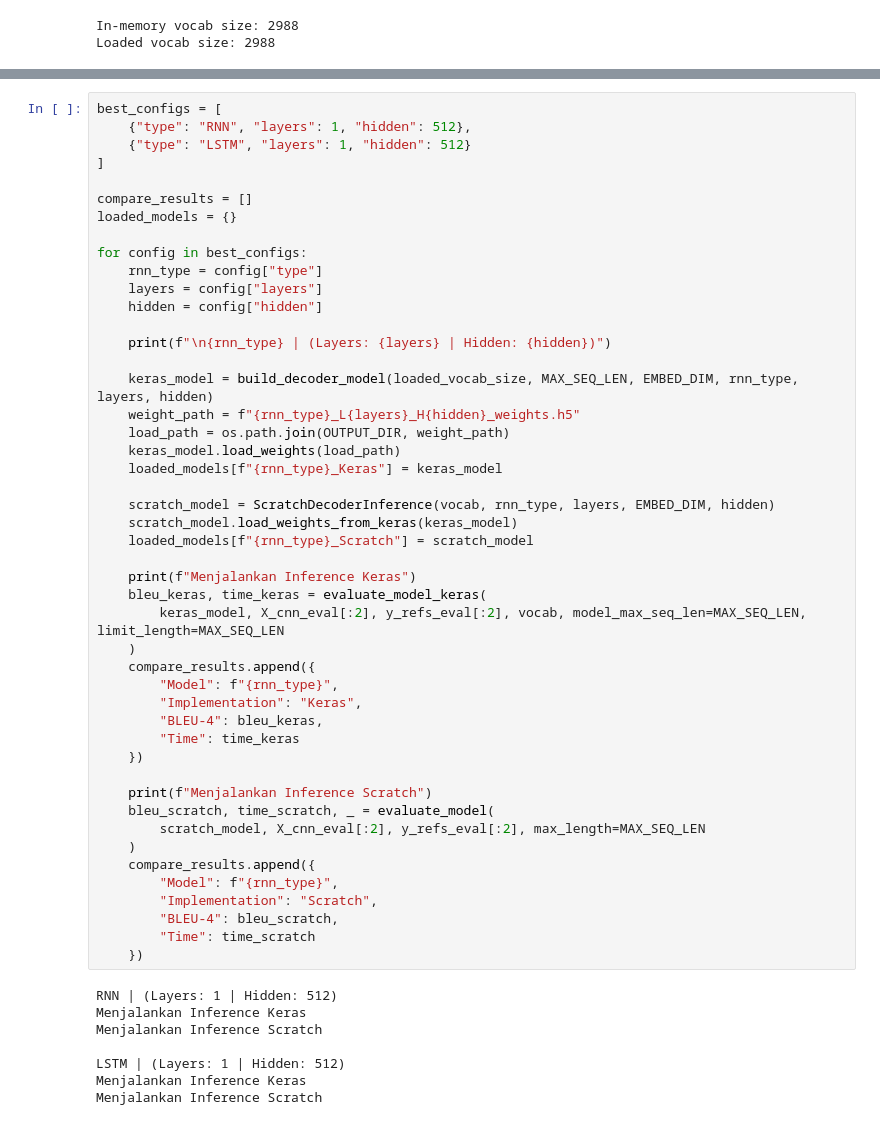
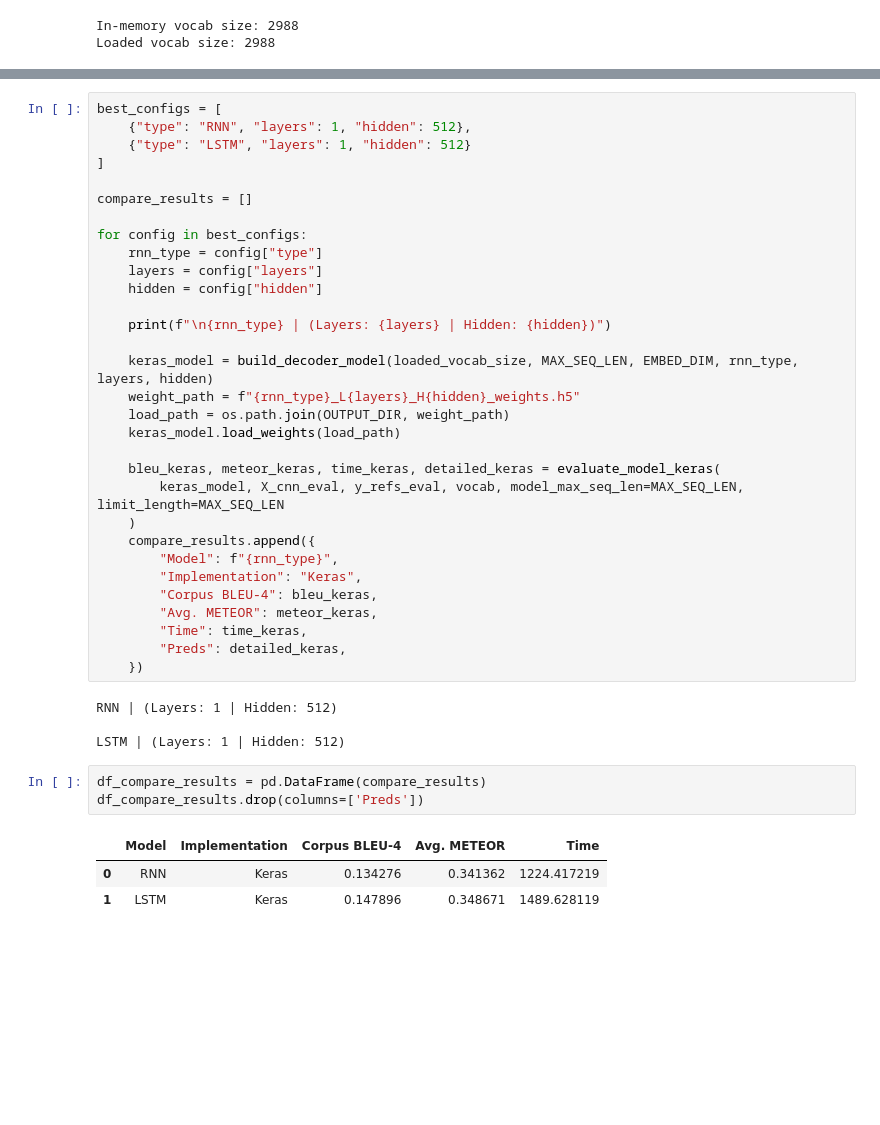
Before and after one commit to Azzkaaaa/Tugas-Besar-ML-2, a Jupyter notebook: src/notebook/rnn_ltsm_experiments.ipynb, the cells around one changed output, grey strips where cells are left out. Cells and saved outputs as stored; diff of their text form; blank space fills up the shorter version.

```diff
--- a/src/notebook/rnn_ltsm_experiments.ipynb
+++ b/src/notebook/rnn_ltsm_experiments.ipynb
@@ -363,7 +373,6 @@ best_configs = [
 ]
 
 compare_results = []
-loaded_models = {}
 
 for config in best_configs:
     rnn_type = config["type"]
@@ -376,38 +385,26 @@ for config in best_configs:
     weight_path = f"{rnn_type}_L{layers}_H{hidden}_weights.h5"
     load_path = os.path.join(OUTPUT_DIR, weight_path)
     keras_model.load_weights(load_path)
-    loaded_models[f"{rnn_type}_Keras"] = keras_model
 
-    scratch_model = ScratchDecoderInference(vocab, rnn_type, layers, EMBED_DIM, hidden)
-    scratch_model.load_weights_from_keras(keras_model)
-    loaded_models[f"{rnn_type}_Scratch"] = scratch_model
-
-    print(f"Menjalankan Inference Keras")
-    bleu_keras, time_keras = evaluate_model_keras(
-        keras_model, X_cnn_eval[:2], y_refs_eval[:2], vocab, model_max_seq_len=MAX_SEQ_LEN, limit_length=MAX_SEQ_LEN
+    bleu_keras, meteor_keras, time_keras, detailed_keras = evaluate_model_keras(
+        keras_model, X_cnn_eval, y_refs_eval, vocab, model_max_seq_len=MAX_SEQ_LEN, limit_length=MAX_SEQ_LEN
     )
     compare_results.append({
         "Model": f"{rnn_type}",
         "Implementation": "Keras",
-        "BLEU-4": bleu_keras,
-        "Time": time_keras
+        "Corpus BLEU-4": bleu_keras,
+        "Avg. METEOR": meteor_keras,
+        "Time": time_keras,
+        "Preds": detailed_keras,
     })
-
-    print(f"Menjalankan Inference Scratch")
-    bleu_scratch, time_scratch, _ = evaluate_model(
-        scratch_model, X_cnn_eval[:2], y_refs_eval[:2], max_length=MAX_SEQ_LEN
-    )
-    compare_results.append({
-        "Model": f"{rnn_type}",
-        "Implementation": "Scratch",
-        "BLEU-4": bleu_scratch,
-        "Time": time_scratch
-    })
 # %% [output]
 RNN | (Layers: 1 | Hidden: 512)
-Menjalankan Inference Keras
-Menjalankan Inference Scratch
 
 LSTM | (Layers: 1 | Hidden: 512)
-Menjalankan Inference Keras
-Menjalankan Inference Scratch
+# %%
+df_compare_results = pd.DataFrame(compare_results)
+df_compare_results.drop(columns=['Preds'])
+# %% [output]
+|  | Model | Implementation | Corpus BLEU-4 | Avg. METEOR | Time |
+| 0 | RNN | Keras | 0.134276 | 0.341362 | 1224.417219 |
+| 1 | LSTM | Keras | 0.147896 | 0.348671 | 1489.628119 |
```
Also changed, not shown: parts of 10 cells of this notebook, 1 other file.
